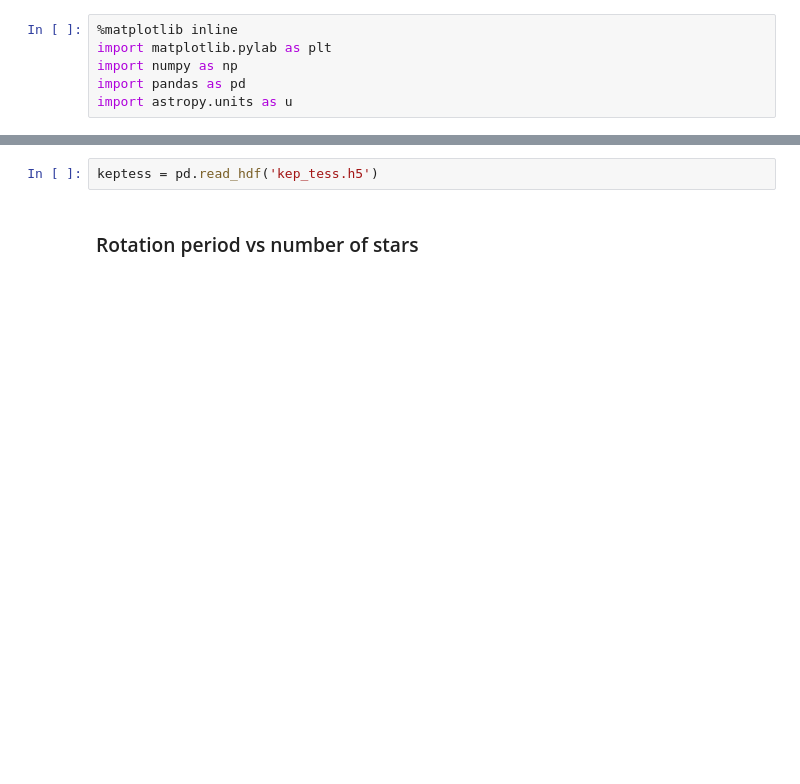
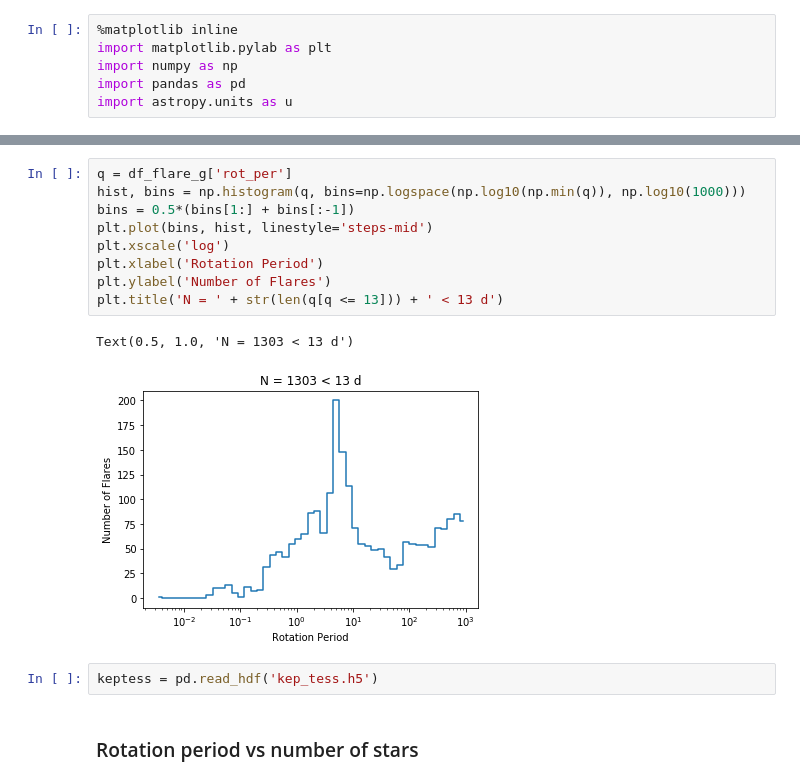
Before and after one commit to spencerw/tess_flare, a Jupyter notebook: plotsForPaper.ipynb, the cells around one changed output, grey strips where cells are left out. Saved outputs shown, nothing was run; the diff lists cells and outputs as text; blank space fills up the shorter version.

Commit message:
Got rotationterm working

```diff
--- a/plotsForPaper.ipynb
+++ b/plotsForPaper.ipynb
@@ -28,3 +43,15 @@ color_bins = [0, 1, 2, 3, 4]
+# %%
+q = df_flare_g['rot_per']
+hist, bins = np.histogram(q, bins=np.logspace(np.log10(np.min(q)), np.log10(1000)))
+bins = 0.5*(bins[1:] + bins[:-1])
+plt.plot(bins, hist, linestyle='steps-mid')
+plt.xscale('log')
+plt.xlabel('Rotation Period')
+plt.ylabel('Number of Flares')
+plt.title('N = ' + str(len(q[q <= 13])) + ' < 13 d')
+# %% [output]
+Text(0.5, 1.0, 'N = 1303 < 13 d')
+[figure, added]
 # %%
 keptess = pd.read_hdf('kep_tess.h5')
 # %% [markdown]
```
Also changed, not shown: parts of 12 cells of this notebook, 5 other files.
